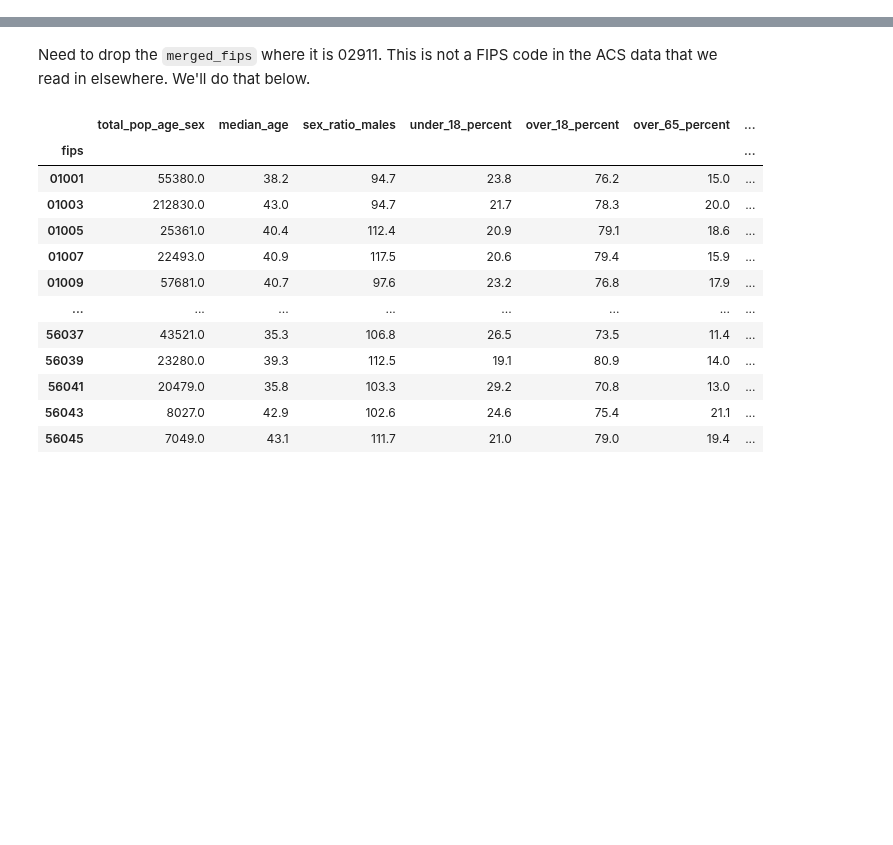
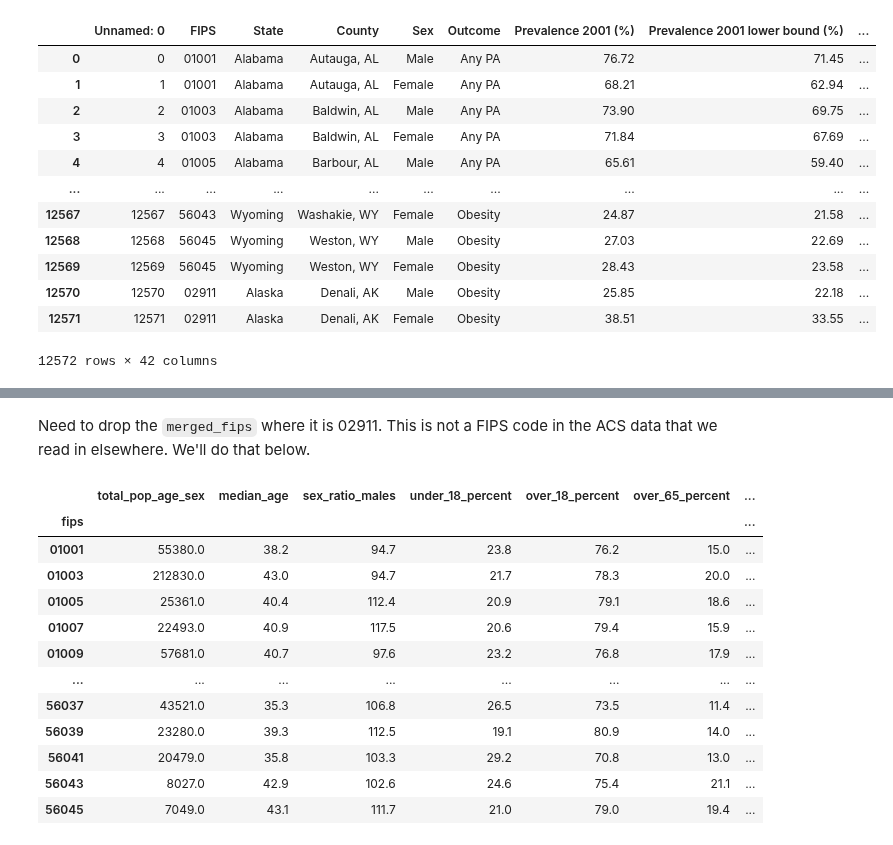
Before and after one commit to calculaterceec/Proj4Team2, a Jupyter notebook: code/02-2-Demo_with_health.ipynb, the cells around one changed output, grey strips where cells are left out. Drawn from its saved outputs; the diff is of its cells as text; code cells hidden in the pictures; blank space fills up the shorter version.

```diff
--- a/code/02-2-Demo_with_health.ipynb
+++ b/code/02-2-Demo_with_health.ipynb
@@ -10,0 +5,19 @@ cvd_df = pd.read_csv('../data/cleaned/cvd_mortality.zip', parse_dates=['year_id'
+# %%
+obesity_new =pd.read_csv(
+    '../data/cleaned/Cleaned_Obesity_Prevalence.csv', dtype = {'FIPS': object})
+# %%
+obesity_new
+# %% [output]
+|  | Unnamed: 0 | FIPS | State | County | Sex | Outcome | Prevalence 2001 (%) | Prevalence 2001 lower bound (%) | ... |
+| 0 | 0 | 01001 | Alabama | Autauga, AL | Male | Any PA | 76.72 | 71.45 | ... |
+| 1 | 1 | 01001 | Alabama | Autauga, AL | Female | Any PA | 68.21 | 62.94 | ... |
+| 2 | 2 | 01003 | Alabama | Baldwin, AL | Male | Any PA | 73.90 | 69.75 | ... |
+| 3 | 3 | 01003 | Alabama | Baldwin, AL | Female | Any PA | 71.84 | 67.69 | ... |
+| 4 | 4 | 01005 | Alabama | Barbour, AL | Male | Any PA | 65.61 | 59.40 | ... |
+| ... | ... | ... | ... | ... | ... | ... | ... | ... | ... |
+| 12567 | 12567 | 56043 | Wyoming | Washakie, WY | Female | Obesity | 24.87 | 21.58 | ... |
+| 12568 | 12568 | 56045 | Wyoming | Weston, WY | Male | Obesity | 27.03 | 22.69 | ... |
+| 12569 | 12569 | 56045 | Wyoming | Weston, WY | Female | Obesity | 28.43 | 23.58 | ... |
+| 12570 | 12570 | 02911 | Alaska | Denali, AK | Male | Obesity | 25.85 | 22.18 | ... |
+| 12571 | 12571 | 02911 | Alaska | Denali, AK | Female | Obesity | 38.51 | 33.55 | ... |
+12572 rows × 42 columns
```
Also changed, not shown: parts of 16 cells of this notebook, 2 other files.
